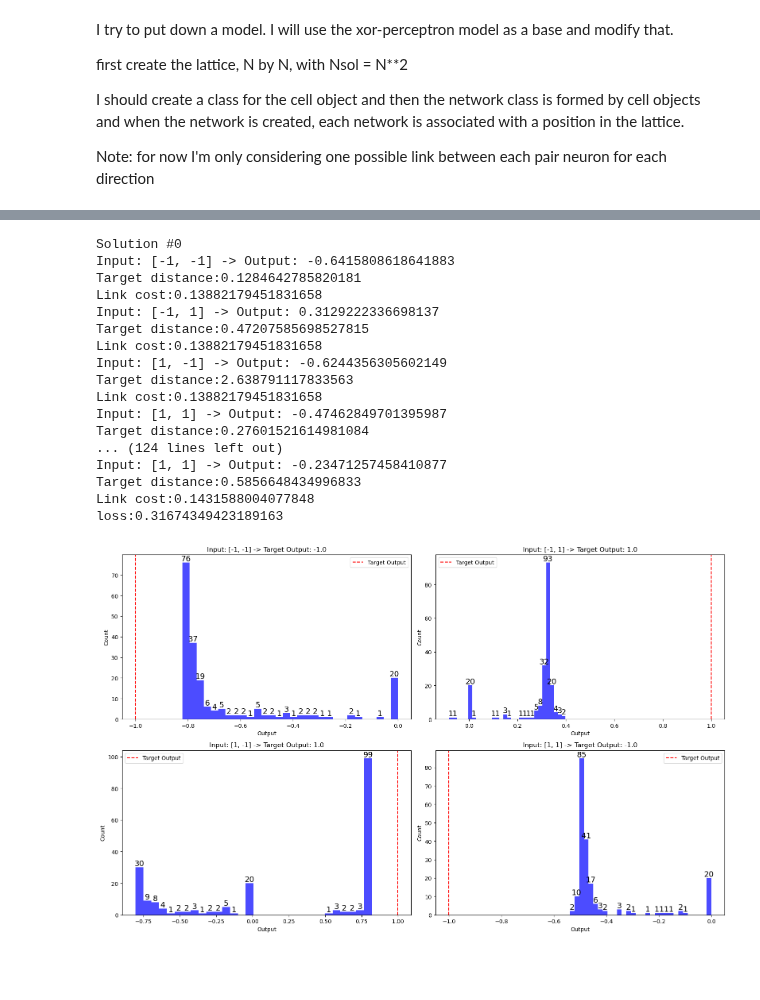
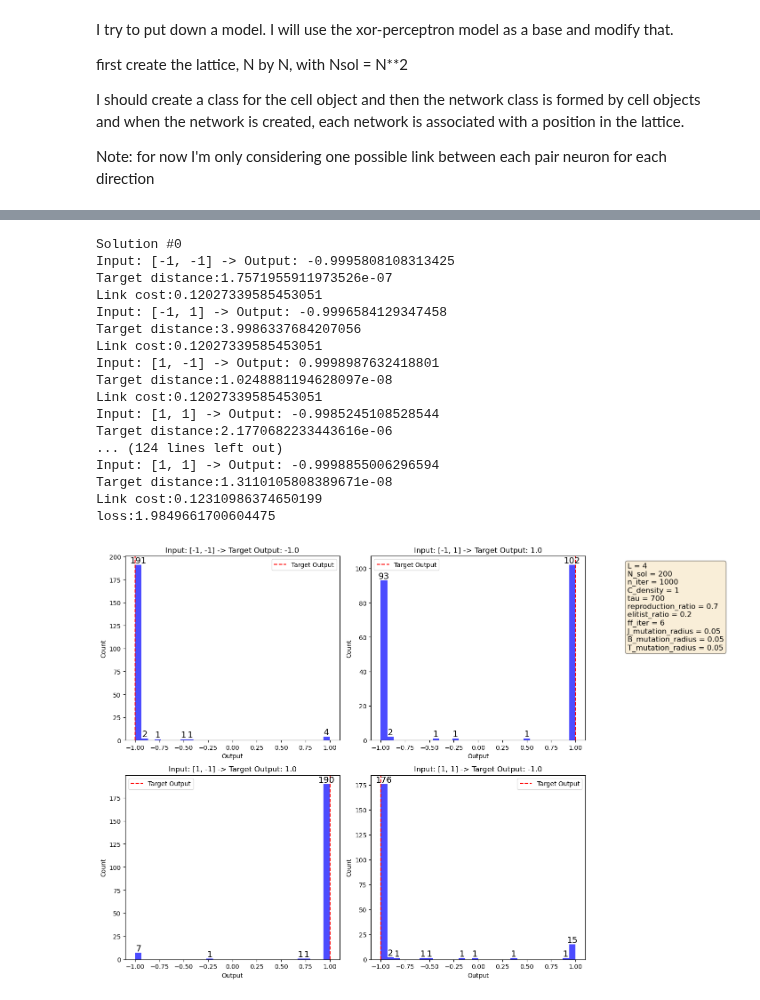
Before and after one commit to pietromalagoli/NeuronEvolution, a Jupyter notebook: main/model_ricard.ipynb, the cells around one changed output, grey strips where cells are left out. Cells and saved outputs as stored; diff of their text form; code cells hidden in the pictures; blank space fills up the shorter version.

Commit message:
Did some run, implemented a stop on the random generation when low loss i reached

```diff
--- a/main/model_ricard.ipynb
+++ b/main/model_ricard.ipynb
@@ -24,12 +24,12 @@ par={'L': 4,                    # side length of the squared lattice
      'C_density': 1,                       # initial density of links
      'J_range': [-1,+1],                       # define the possible value for J.
      'gamma': 2,                             # gamma parameter of the Boltzmann function (transfer function)
-     'tau': 500,                                   # temperature parameter for the softmax
+     'tau': 700,                                   # temperature parameter for the softmax
      'T_crossover_ratio': 0,                    # percentage of offspring to be generated by crossover + mutation (instead of only mutation)
      'target_set': [-1.0,1.0,1.0,-1.0],
      'input_set':[[-1,-1],[-1,1],[1,-1],[1,1]],
-     'majority_ratio': 0.8,                       # output group: [np.ceil(par['majority_ratio']*par['L']):-1]
-     'ff_iter': 4,                               # number of iterations the ff is executed for computing the output of a network (to reach the steady state)
+     'majority_ratio': None,                       # output = np.mean(state[int(par['majority_ratio']*par['L']):-1]); if None, output = state[-1]
+     'ff_iter': 6,                               # number of iterations the ff is executed for computing the output of a network (to reach the steady state)
      'J_mutation_radius': 0.05,                 # standard deviation of the normal distribution used to sample the mutation value for J.
      'B_mutation_radius': 0.05,            # standard deviation of the normal distribution used to sample the mutation value for B.
      'T_mutation_radius': 0.05,           # standard deviation of the normal distribution used to sample the mutation value for T.
@@ -75,49 +75,68 @@ for n,sol in enumerate(solutions[:10]):
     print(f'loss:{loss}')
 # %% [output]
 Solution #0
-Input: [-1, -1] -> Output: -0.6415808618641883
-Target distance:0.1284642785820181
-Link cost:0.13882179451831658
-Input: [-1, 1] -> Output: 0.3129222336698137
-Target distance:0.47207585698527815
-Link cost:0.13882179451831658
-Input: [1, -1] -> Output: -0.6244356305602149
-Target distance:2.638791117833563
-Link cost:0.13882179451831658
-Input: [1, 1] -> Output: -0.47462849701395987
-Target distance:0.27601521614981084
+Input: [-1, -1] -> Output: -0.9995808108313425
+Target distance:1.7571955911973526e-07
+Link cost:0.12027339585453051
+Input: [-1, 1] -> Output: -0.9996584129347458
+Target distance:3.9986337684207056
+Link cost:0.12027339585453051
+Input: [1, -1] -> Output: 0.9998987632418801
+Target distance:1.0248881194628097e-08
+Link cost:0.12027339585453051
+Input: [1, 1] -> Output: -0.9985245108528544
+Target distance:2.1770682233443616e-06
 ... (124 lines left out)
-Input: [1, 1] -> Output: -0.23471257458410877
-Target distance:0.5856648434996833
-Link cost:0.1431588004077848
-loss:0.31674349423189163
+Input: [1, 1] -> Output: -0.9998855006296594
+Target distance:1.3110105808389671e-08
+Link cost:0.12310986374650199
+loss:1.9849661700604475
 # %%
-outputs = np.zeros((len(solutions),len(par['input_set'])))
-for n,sol in enumerate(solutions):
-    for i,input in enumerate(par['input_set']):
-        output = m.ff(input,sol,par)
-        outputs[n,i] = output
+outputs = np.zeros((len(solutions), len(par['input_set'])))
+for n, sol in enumerate(solutions):
+    for i, input in enumerate(par['input_set']):
+        output = m.ff(input, sol, par)
+        outputs[n, i] = output
 
-fig, axes = plt.subplots(2, len(par['input_set'])//2, figsize=(16, 10))
+fig, axes = plt.subplots(2, len(par['input_set']) // 2, figsize=(16, 10))
 axes = axes.flatten()
 for i, ax in enumerate(axes):
     ax.hist(outputs[:, i], bins=30, alpha=0.7, color='b')
-    ax.set_title(f'Input: {par["input_set"][i]} -> Target Output: {par['target_set'][i]}')
+    ax.set_title(f'Input: {par["input_set"][i]} -> Target Output: {par["target_set"][i]}')
     ax.set_xlabel('Output')
     ax.set_ylabel('Count')
-    ax.axvline(par['target_set'][i], label='Target Output', color='r',linestyle='--')
-    #ax.set_xticks(list(ax.get_xticks()) + [par['target_set'][i]])
+    ax.axvline(par['target_set'][i], label='Target Output', color='r', linestyle='--')
     for patch in ax.patches:
         height = patch.get_height()
         if height > 0:
             ax.annotate(f'{int(height)}',
                         (patch.get_x() + patch.get_width() / 2, height),
                         ha='center', va='bottom', fontsize=14)
     ax.legend()
-plt.tight_layout()
+
+# Prepare parameter text
+param_text = (
+    f"L = {par['L']}\n"
+    f"N_sol = {par['N_sol']}\n"
+    f"n_iter = {par['n_iter']}\n"
+    f"C_density = {par['C_density']}\n"
+    f"tau = {par['tau']}\n"
+    f"reproduction_ratio = {par['reproduction_ratio']}\n"
+    f"elitist_ratio = {par['elitist_ratio']}\n"
+    f"ff_iter = {par['ff_iter']}\n"
+    f"J_mutation_radius = {par['J_mutation_radius']}\n"
+    f"B_mutation_radius = {par['B_mutation_radius']}\n"
+    f"T_mutation_radius = {par['T_mutation_radius']}"
+)
+
+# Add parameter box
+fig.text(0.75, 0.95, param_text, fontsize=12, va='top', ha='left',
+         bbox=dict(boxstyle='round', facecolor='wheat', alpha=0.5))
+
+plt.tight_layout(rect=[0, 0, 0.7, 1])
 plt.show()
 # %% [output]
-[figure, old version]
+[figure, new version]
 # %%
 print(f'Links density:{np.sum(solutions[0].C)/solutions[0].C.shape[0]**2}')
 
```
Also changed, not shown: parts of 5 cells of this notebook, 4 other files.
